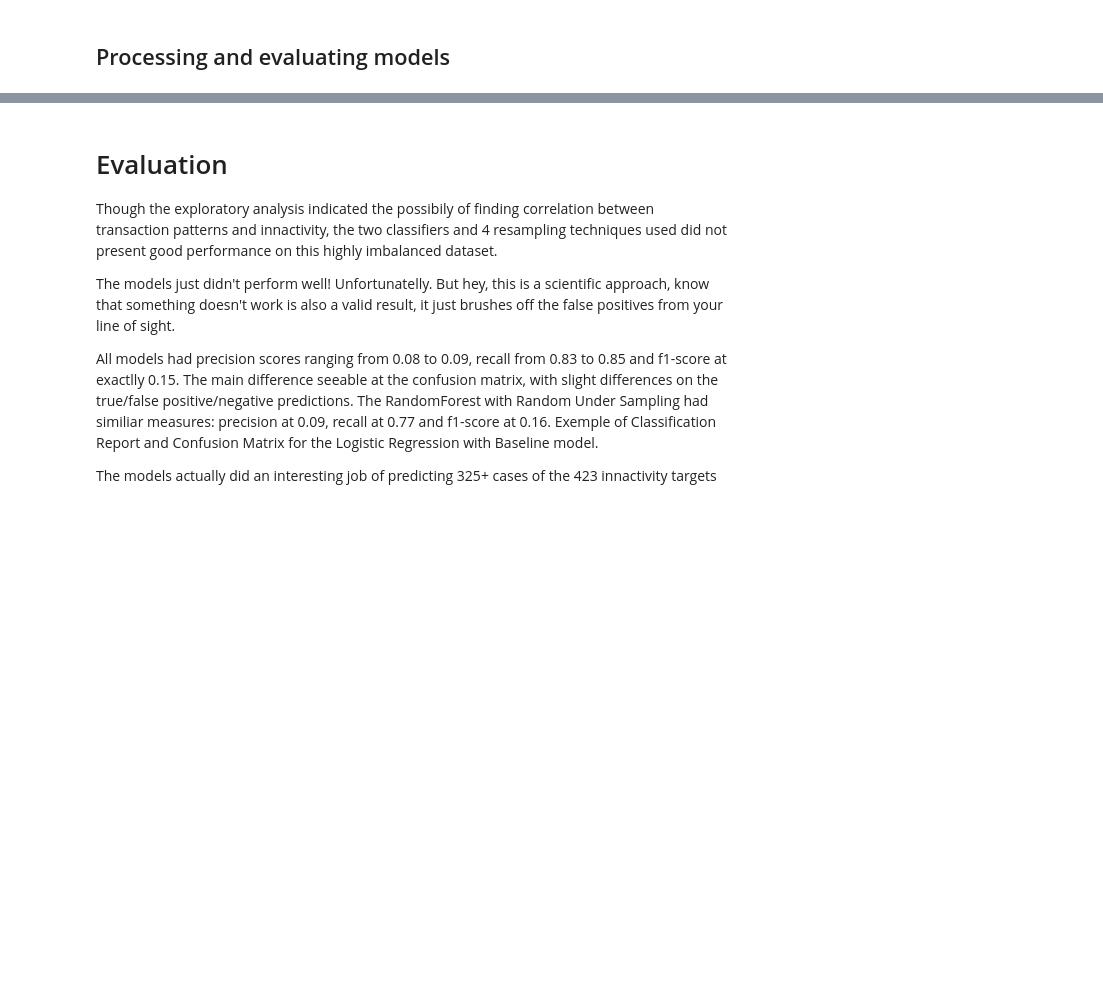
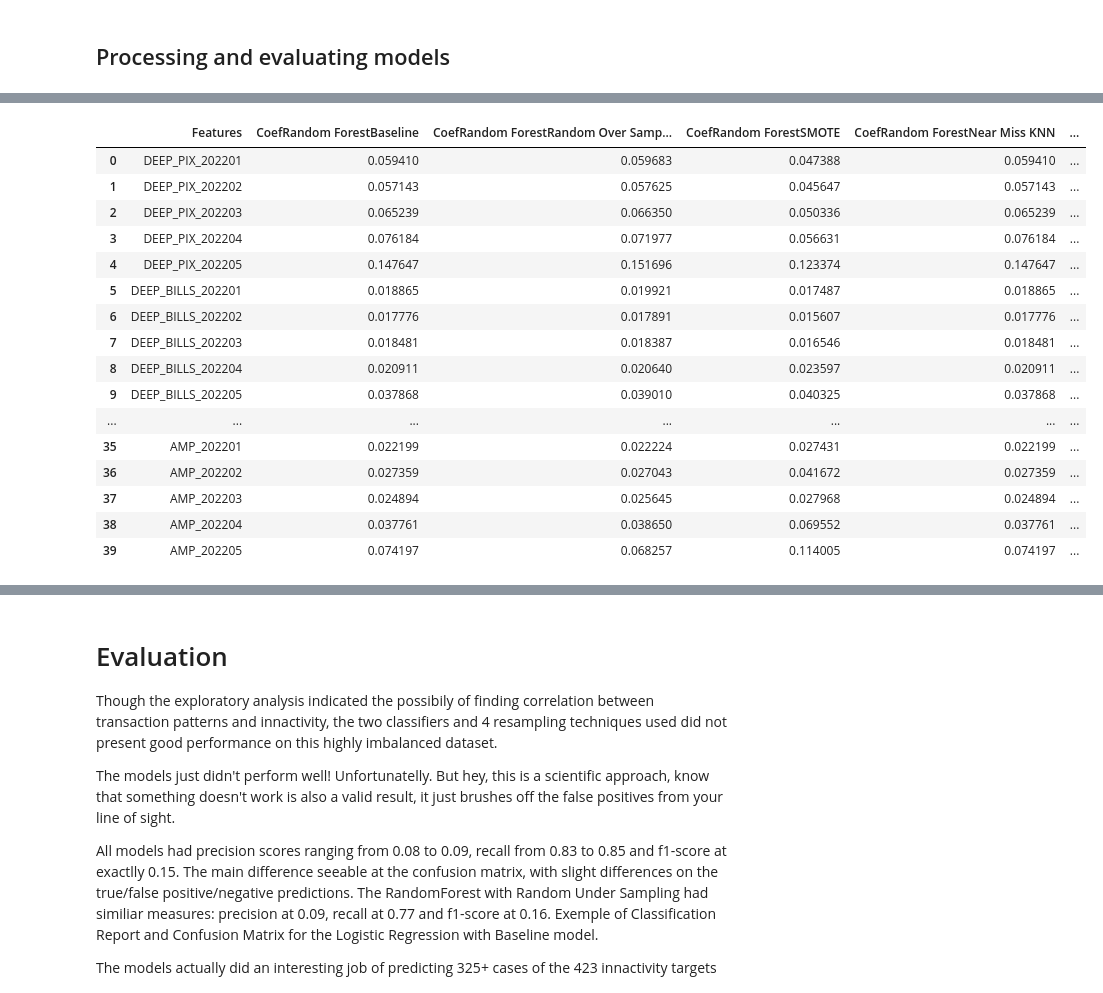
Before and after one commit to nandodsg/Innactivity-Prediction-with-Transactional-Data, a Jupyter notebook: Innactivity prediction with transactional data.ipynb, the cells around one changed output, grey strips where cells are left out. Cells and saved outputs as stored; diff of their text form; code cells hidden in the pictures; blank space fills up the shorter version.

```diff
--- a/Innactivity prediction with transactional data.ipynb
+++ b/Innactivity prediction with transactional data.ipynb
@@ -348,0 +379,21 @@ Total processing time: --- 0.2204113006591797 seconds ---
+# %%
+# Check the Model Coeficient Table
+Model_Coef_Table
+# %% [output]
+|  | Features | CoefRandom ForestBaseline | CoefRandom ForestRandom Over Samp... | CoefRandom ForestSMOTE | CoefRandom ForestNear Miss KNN | ... |
+| 0 | DEEP_PIX_202201 | 0.059410 | 0.059683 | 0.047388 | 0.059410 | ... |
+| 1 | DEEP_PIX_202202 | 0.057143 | 0.057625 | 0.045647 | 0.057143 | ... |
+| 2 | DEEP_PIX_202203 | 0.065239 | 0.066350 | 0.050336 | 0.065239 | ... |
+| 3 | DEEP_PIX_202204 | 0.076184 | 0.071977 | 0.056631 | 0.076184 | ... |
+| 4 | DEEP_PIX_202205 | 0.147647 | 0.151696 | 0.123374 | 0.147647 | ... |
+| 5 | DEEP_BILLS_202201 | 0.018865 | 0.019921 | 0.017487 | 0.018865 | ... |
+| 6 | DEEP_BILLS_202202 | 0.017776 | 0.017891 | 0.015607 | 0.017776 | ... |
+| 7 | DEEP_BILLS_202203 | 0.018481 | 0.018387 | 0.016546 | 0.018481 | ... |
+| 8 | DEEP_BILLS_202204 | 0.020911 | 0.020640 | 0.023597 | 0.020911 | ... |
+| 9 | DEEP_BILLS_202205 | 0.037868 | 0.039010 | 0.040325 | 0.037868 | ... |
+| ... | ... | ... | ... | ... | ... | ... |
+| 35 | AMP_202201 | 0.022199 | 0.022224 | 0.027431 | 0.022199 | ... |
+| 36 | AMP_202202 | 0.027359 | 0.027043 | 0.041672 | 0.027359 | ... |
+| 37 | AMP_202203 | 0.024894 | 0.025645 | 0.027968 | 0.024894 | ... |
+| 38 | AMP_202204 | 0.037761 | 0.038650 | 0.069552 | 0.037761 | ... |
+| 39 | AMP_202205 | 0.074197 | 0.068257 | 0.114005 | 0.074197 | ... |
```
Also changed, not shown: parts of 29 cells of this notebook, 2 other files.
